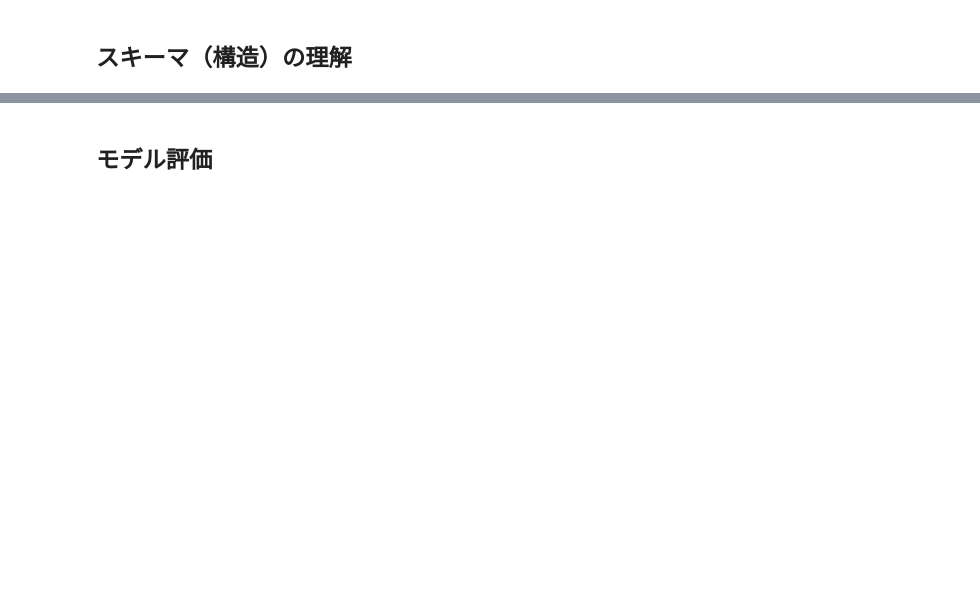
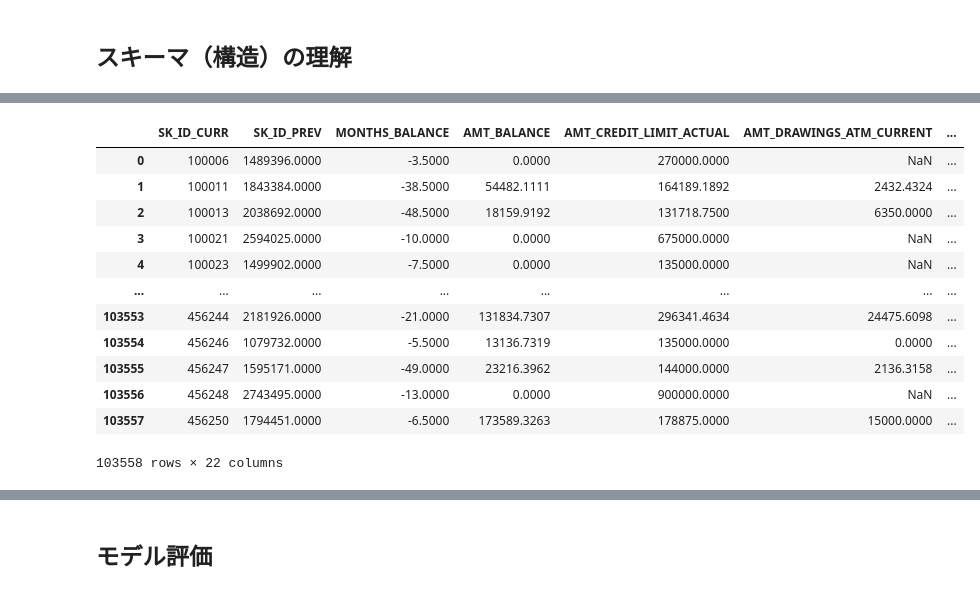
Before and after one commit to idsts2670/kaggle, a Jupyter notebook: home-credit-default-risk/home-credit-default.ipynb, the cells around one changed output, grey strips where cells are left out. Cells and saved outputs as stored; diff of their text form; code cells hidden in the pictures; blank space fills up the shorter version.

```diff
--- a/home-credit-default-risk/home-credit-default.ipynb
+++ b/home-credit-default-risk/home-credit-default.ipynb
@@ -196,0 +176,5 @@ Size of sample_submission: (48744, 2)
+# %%
+# 以下のカラムは頻出で、毎回入力するのはめんどくさいので、ポップアップされるように定義します
+SK_ID_CURR = 'SK_ID_CURR'
+SK_ID_PREV = 'SK_ID_PREV'
+SK_ID_BUREAU = 'SK_ID_BUREAU'
@@ -245,0 +423,16 @@ https://www.kaggle.com/competitions/nbme-score-clinical-patient-notes/discussion
+# %%
+credit_balance.groupby([SK_ID_CURR], as_index=False).mean()
+# %% [output]
+|  | SK_ID_CURR | SK_ID_PREV | MONTHS_BALANCE | AMT_BALANCE | AMT_CREDIT_LIMIT_ACTUAL | AMT_DRAWINGS_ATM_CURRENT | ... |
+| 0 | 100006 | 1489396.0000 | -3.5000 | 0.0000 | 270000.0000 | NaN | ... |
+| 1 | 100011 | 1843384.0000 | -38.5000 | 54482.1111 | 164189.1892 | 2432.4324 | ... |
+| 2 | 100013 | 2038692.0000 | -48.5000 | 18159.9192 | 131718.7500 | 6350.0000 | ... |
+| 3 | 100021 | 2594025.0000 | -10.0000 | 0.0000 | 675000.0000 | NaN | ... |
+| 4 | 100023 | 1499902.0000 | -7.5000 | 0.0000 | 135000.0000 | NaN | ... |
+| ... | ... | ... | ... | ... | ... | ... | ... |
+| 103553 | 456244 | 2181926.0000 | -21.0000 | 131834.7307 | 296341.4634 | 24475.6098 | ... |
+| 103554 | 456246 | 1079732.0000 | -5.5000 | 13136.7319 | 135000.0000 | 0.0000 | ... |
+| 103555 | 456247 | 1595171.0000 | -49.0000 | 23216.3962 | 144000.0000 | 2136.3158 | ... |
+| 103556 | 456248 | 2743495.0000 | -13.0000 | 0.0000 | 900000.0000 | NaN | ... |
+| 103557 | 456250 | 1794451.0000 | -6.5000 | 173589.3263 | 178875.0000 | 15000.0000 | ... |
+103558 rows × 22 columns
```
Also changed, not shown: parts of 70 cells of this notebook, 2 other files.
